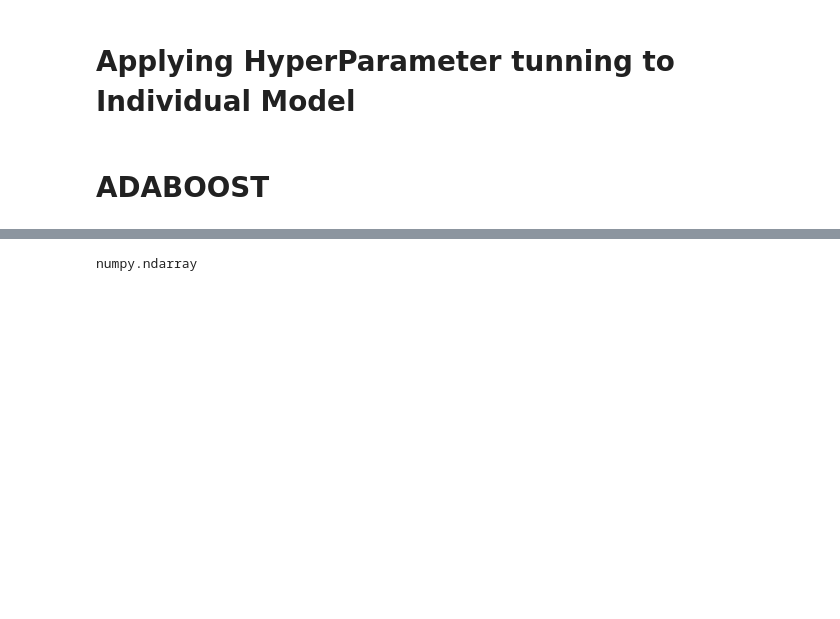
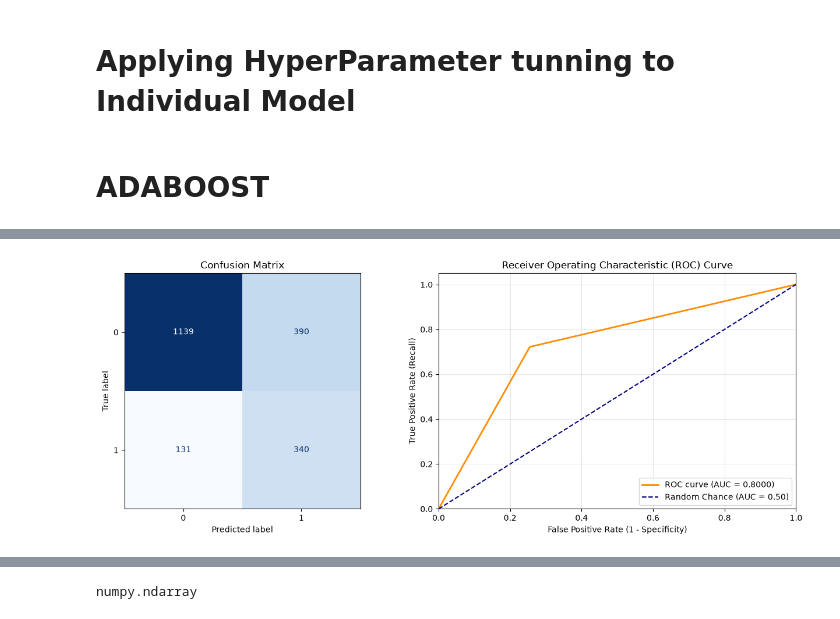
Before and after one commit to dishantgahlyan9/Student_PADP, a Jupyter notebook: train_model.ipynb, the cells around one changed output, grey strips where cells are left out. Saved outputs shown, nothing was run; the diff lists cells and outputs as text; code cells hidden in the pictures; blank space fills up the shorter version.

```diff
--- a/train_model.ipynb
+++ b/train_model.ipynb
@@ -535,56 +548,57 @@ Support_Vector_Classifier     0.8020             0.7447          0.6325      0.4
 # %%
-# estimator = DecisionTreeClassifier(class_weight="balanced",max_depth=3, random_state=42 )
-# main_Adaboost = AdaBoostClassifier(random_state=42, learning_rate=0.1,estimator=estimator, n_estimators=100)
+estimator = DecisionTreeClassifier(class_weight="balanced",max_depth=3, random_state=42 )
+main_Adaboost = AdaBoostClassifier(random_state=42, learning_rate=0.1,estimator=estimator, n_estimators=100)
 
-# main_Adaboost.fit(train_data_selected, train_label)
+main_Adaboost.fit(train_data_selected, train_label)
 
-# test_predict_ada = main_Adaboost.predict(test_data_selected)
-# test_predict_ada_prob = main_Adaboost.predict_proba(test_data_selected)[:, 1]
+test_predict_ada = main_Adaboost.predict(test_data_selected)
+test_predict_ada_prob = main_Adaboost.predict_proba(test_data_selected)[:, 1]
 
 
-# accuracy  = accuracy_score(test_label, test_predict_ada)
-# precision = precision_score(test_label, test_predict_ada, average="macro", zero_division=0)
-# recall    = recall_score(test_label, test_predict_ada, average="macro", zero_division=0)
-# f1        = f1_score(test_label, test_predict_ada, average="macro", zero_division=0)
-# roc_auc   = roc_auc_score(test_label, test_predict_ada_prob)
+accuracy  = accuracy_score(test_label, test_predict_ada)
+precision = precision_score(test_label, test_predict_ada, average="macro", zero_division=0)
+recall    = recall_score(test_label, test_predict_ada, average="macro", zero_division=0)
+f1        = f1_score(test_label, test_predict_ada, average="macro", zero_division=0)
+roc_auc   = roc_auc_score(test_label, test_predict_ada_prob)
 
-# # 3. Print structured metrics summary table
-# metrics_table = pd.DataFrame({
-#     "Metric": [
-#         "Accuracy",
-#         "Precision (Macro)",
-#         "Recall (Macro)",
-#         "F1-Score (Macro)",
-#         "ROC-AUC Score"
-#     ],
-#     "Score": [accuracy, precision, recall, f1, roc_auc]
-# })
+# 3. Print structured metrics summary table
+metrics_table = pd.DataFrame({
+    "Metric": [
+        "Accuracy",
+        "Precision (Macro)",
+        "Recall (Macro)",
+        "F1-Score (Macro)",
+        "ROC-AUC Score"
+    ],
+    "Score": [accuracy, precision, recall, f1, roc_auc]
+})
 
-# print("=== FINAL EVALUATION METRICS ===")
-# print(metrics_table.to_string(index=False))
-# from sklearn.metrics import classification_report, roc_curve
-# print("\n=== DETAILED CLASSIFICATION REPORT ===")
-# print(classification_report(test_label, test_predict_ada, digits=4))
+print("=== FINAL EVALUATION METRICS ===")
+print(metrics_table.to_string(index=False))
+from sklearn.metrics import classification_report, roc_curve
+print("\n=== DETAILED CLASSIFICATION REPORT ===")
+print(classification_report(test_label, test_predict_ada, digits=4))
 
-# # 4. Visualizations: Confusion Matrix and ROC Curve side-by-side
-# fig, axes = plt.subplots(nrows=1, ncols=2, figsize=(13, 5))
+# 4. Visualizations: Confusion Matrix and ROC Curve side-by-side
+fig, axes = plt.subplots(nrows=1, ncols=2, figsize=(13, 5))
 
-# # Plot Confusion Matrix
-# disp = ConfusionMatrixDisplay(confusion_matrix=confusion_matrix(test_label, test_predict_ada))
-# disp.plot(ax=axes[0], cmap="Blues", colorbar=False)
-# axes[0].set_title("Confusion Matrix")
+# Plot Confusion Matrix
+disp = ConfusionMatrixDisplay(confusion_matrix=confusion_matrix(test_label, test_predict_ada))
+disp.plot(ax=axes[0], cmap="Blues", colorbar=False)
+axes[0].set_title("Confusion Matrix")
 
-# # Plot ROC-AUC Curve
-# fpr, tpr, _ = roc_curve(test_label, test_predict_ada)
-# axes[1].plot(fpr, tpr, color="darkorange", lw=2, label=f"ROC curve (AUC = {roc_auc:.4f})")
-# axes[1].plot([0, 1], [0, 1], color="navy", lw=1.5, linestyle="--", label="Random Chance (AUC = 0.50)")
-# axes[1].set_xlim([0.0, 1.0])
-# axes[1].set_ylim([0.0, 1.05])
-# axes[1].set_xlabel("False Positive Rate (1 - Specificity)")
-# axes[1].set_ylabel("True Positive Rate (Recall)")
-# axes[1].set_title("Receiver Operating Characteristic (ROC) Curve")
-# axes[1].legend(loc="lower right")
-# axes[1].grid(alpha=0.3)
+# Plot ROC-AUC Curve
+fpr, tpr, _ = roc_curve(test_label, test_predict_ada)
+axes[1].plot(fpr, tpr, color="darkorange", lw=2, label=f"ROC curve (AUC = {roc_auc:.4f})")
+axes[1].plot([0, 1], [0, 1], color="navy", lw=1.5, linestyle="--", label="Random Chance (AUC = 0.50)")
+axes[1].set_xlim([0.0, 1.0])
+axes[1].set_ylim([0.0, 1.05])
+axes[1].set_xlabel("False Positive Rate (1 - Specificity)")
+axes[1].set_ylabel("True Positive Rate (Recall)")
+axes[1].set_title("Receiver Operating Characteristic (ROC) Curve")
+axes[1].legend(loc="lower right")
+axes[1].grid(alpha=0.3)
 
-# plt.tight_layout()
-# plt.show()
+plt.tight_layout()
+plt.show()
+# %% [output]
@@ -591 +622,2 @@ Support_Vector_Classifier     0.8020             0.7447          0.6325      0.4
+[figure, added]
 # %%
```
Also changed, not shown: parts of 8 cells of this notebook, 8 other files.
